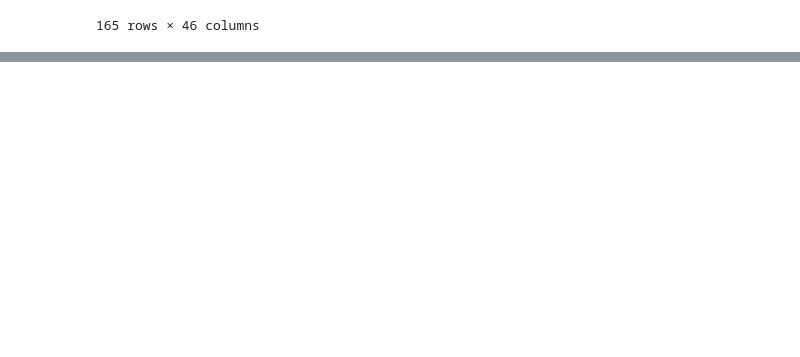
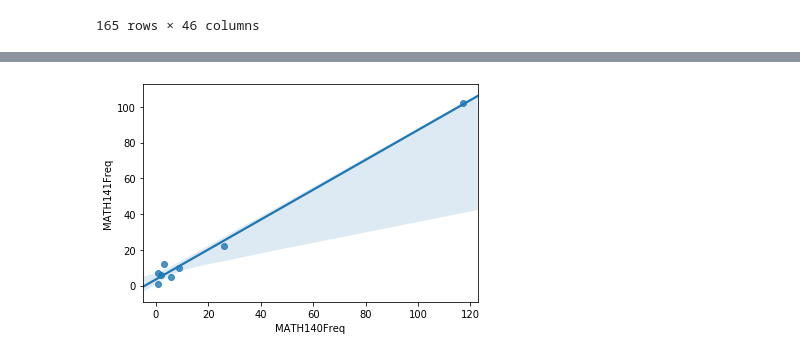
Before and after one commit to GuptaSiddhesh/GuptaSiddhesh.github.io, a Jupyter notebook: Final Project.ipynb, the cells around one changed output, grey strips where cells are left out. Drawn from its saved outputs; the diff is of its cells as text; code cells hidden in the pictures; blank space fills up the shorter version.

```diff
--- a/Final Project.ipynb
+++ b/Final Project.ipynb
@@ -78,0 +162,9 @@ merger(df, df_cs_A, df_math_A, df_upper)
+# %%
+MATH140 = pd.DataFrame({'grade':MATH140.index, 'MATH140Freq':MATH140.values})
+MATH141 = pd.DataFrame({'grade':MATH141.index, 'MATH141Freq':MATH141.values})
+CMSC131 = pd.DataFrame({'grade':CMSC131.index, 'CMSC131Freq':CMSC131.values})
+CMSC132 = pd.DataFrame({'grade':CMSC132.index, 'CMSC132Freq':CMSC132.values})
+CMSC216 = pd.DataFrame({'grade':CMSC216.index, 'CMSC216Freq':CMSC216.values})
+CMSC250 = pd.DataFrame({'grade':CMSC250.index, 'CMSC250Freq':CMSC250.values})
+CMSC330 = pd.DataFrame({'grade':CMSC330.index, 'CMSC330Freq':CMSC330.values})
+CMSC351 = pd.DataFrame({'grade':CMSC351.index, 'CMSC351Freq':CMSC351.values})
@@ -78,0 +187,8 @@ merger(df, df_cs_A, df_math_A, df_upper)
+# %%
+merged = pd.merge(MATH140, MATH141, on="grade")
+merged = pd.merge(merged, CMSC131, on="grade")
+merged = pd.merge(merged, CMSC132, on="grade")
+merged = pd.merge(merged, CMSC216, on="grade")
+merged = pd.merge(merged, CMSC250, on="grade")
+merged = pd.merge(merged, CMSC330, on="grade")
+merged = pd.merge(merged, CMSC351, on="grade")
@@ -78,0 +207,4 @@ merger(df, df_cs_A, df_math_A, df_upper)
+# %%
+ax = sns.regplot(x='MATH140Freq', y="MATH141Freq", data=merged)
+# %% [output]
+[figure, added]
```
Also changed, not shown: parts of 28 cells of this notebook.
